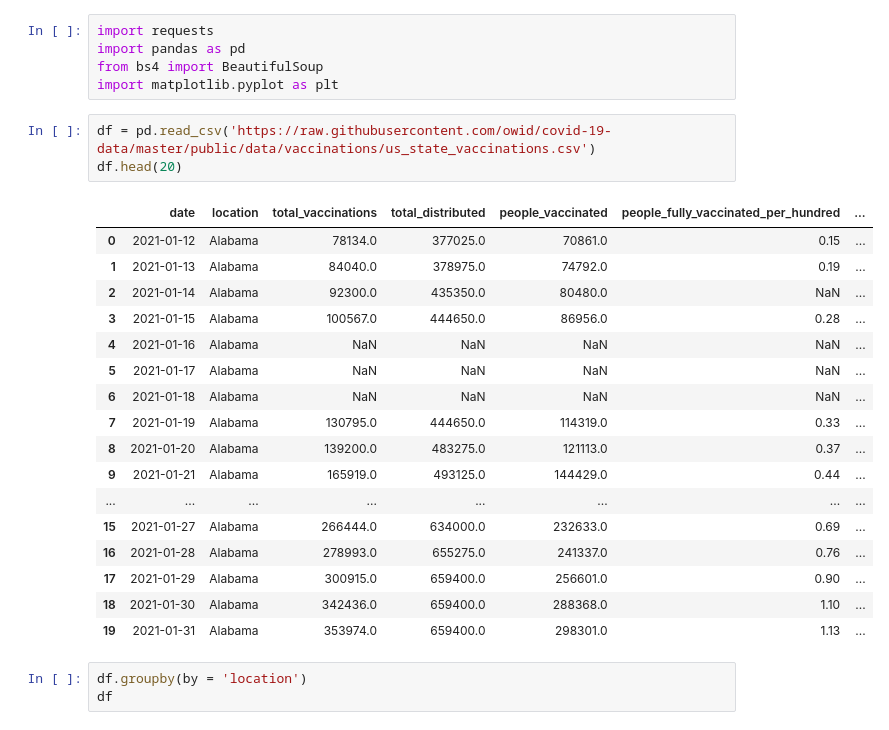
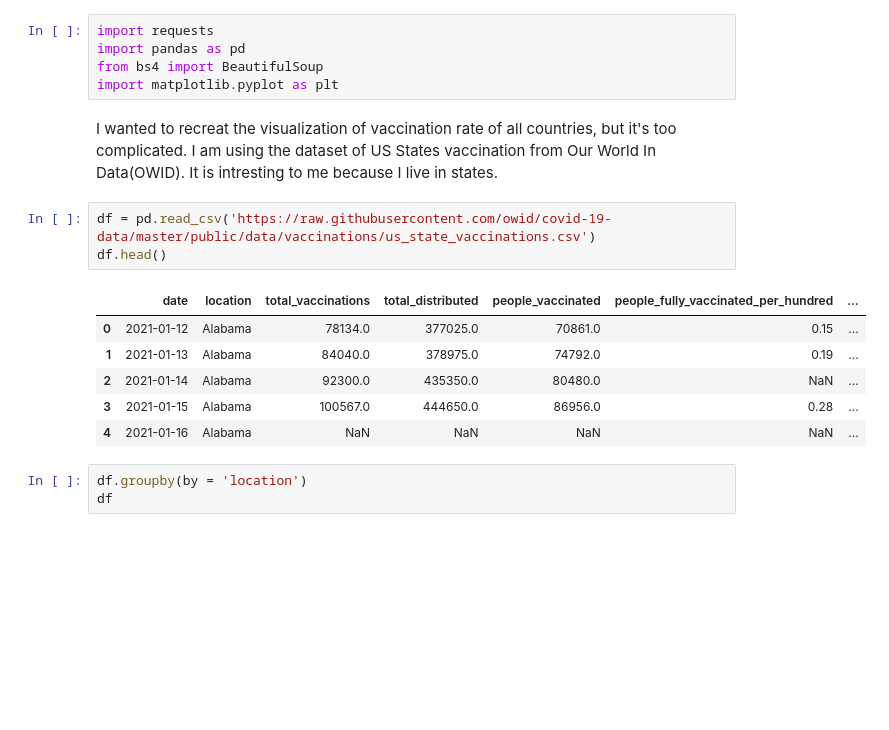
Before and after one commit to uthours/Data-Processing-Visualization, a Jupyter notebook: initialviz.ipynb, the cells around one changed output. Cells and saved outputs as stored; diff of their text form; blank space fills up the shorter version.

```diff
--- a/initialviz.ipynb
+++ b/initialviz.ipynb
@@ -17,27 +17,18 @@ import requests
 import pandas as pd
 from bs4 import BeautifulSoup
 import matplotlib.pyplot as plt
+# %% [markdown]
+I wanted to recreat the visualization of vaccination rate of all countries, but it's too complicated. I am using the dataset of US States vaccination from Our World In Data(OWID). It is intresting to me because I live in states.
 # %%
 df = pd.read_csv('https://raw.githubusercontent.com/owid/covid-19-data/master/public/data/vaccinations/us_state_vaccinations.csv')
-df.head(20)
+df.head()
 # %% [output]
 |  | date | location | total_vaccinations | total_distributed | people_vaccinated | people_fully_vaccinated_per_hundred | ... |
 | 0 | 2021-01-12 | Alabama | 78134.0 | 377025.0 | 70861.0 | 0.15 | ... |
 | 1 | 2021-01-13 | Alabama | 84040.0 | 378975.0 | 74792.0 | 0.19 | ... |
 | 2 | 2021-01-14 | Alabama | 92300.0 | 435350.0 | 80480.0 | NaN | ... |
 | 3 | 2021-01-15 | Alabama | 100567.0 | 444650.0 | 86956.0 | 0.28 | ... |
 | 4 | 2021-01-16 | Alabama | NaN | NaN | NaN | NaN | ... |
-| 5 | 2021-01-17 | Alabama | NaN | NaN | NaN | NaN | ... |
-| 6 | 2021-01-18 | Alabama | NaN | NaN | NaN | NaN | ... |
-| 7 | 2021-01-19 | Alabama | 130795.0 | 444650.0 | 114319.0 | 0.33 | ... |
-| 8 | 2021-01-20 | Alabama | 139200.0 | 483275.0 | 121113.0 | 0.37 | ... |
-| 9 | 2021-01-21 | Alabama | 165919.0 | 493125.0 | 144429.0 | 0.44 | ... |
-| ... | ... | ... | ... | ... | ... | ... | ... |
-| 15 | 2021-01-27 | Alabama | 266444.0 | 634000.0 | 232633.0 | 0.69 | ... |
-| 16 | 2021-01-28 | Alabama | 278993.0 | 655275.0 | 241337.0 | 0.76 | ... |
-| 17 | 2021-01-29 | Alabama | 300915.0 | 659400.0 | 256601.0 | 0.90 | ... |
-| 18 | 2021-01-30 | Alabama | 342436.0 | 659400.0 | 288368.0 | 1.10 | ... |
-| 19 | 2021-01-31 | Alabama | 353974.0 | 659400.0 | 298301.0 | 1.13 | ... |
 # %%
 df.groupby(by = 'location')
 df
```
